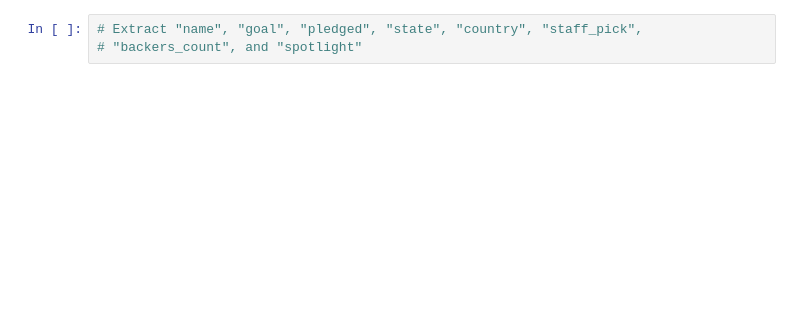
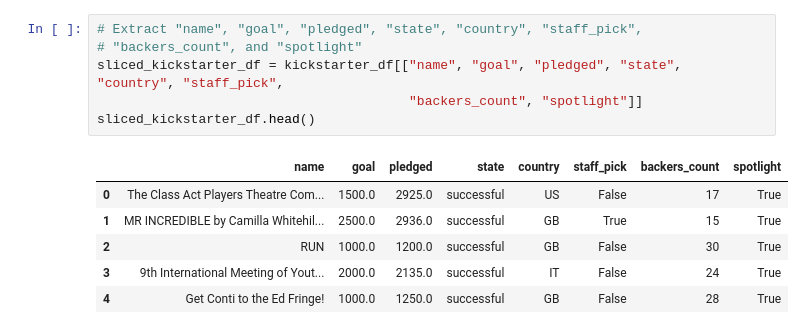
Before and after one commit to brunofelippemm/ACTIVITIES, a Jupyter notebook: Class_12_Intro_Pandas_III/KickstarterClean.ipynb, the cells around one changed output. Saved outputs shown, nothing was run; the diff lists cells and outputs as text; blank space fills up the shorter version.

```diff
--- a/Class_12_Intro_Pandas_III/KickstarterClean.ipynb
+++ b/Class_12_Intro_Pandas_III/KickstarterClean.ipynb
@@ -9,5 +32,15 @@ import pandas as pd
 # %%
 # Extract "name", "goal", "pledged", "state", "country", "staff_pick",
 # "backers_count", and "spotlight"
+sliced_kickstarter_df = kickstarter_df[["name", "goal", "pledged", "state", "country", "staff_pick",
+                                        "backers_count", "spotlight"]]
+sliced_kickstarter_df.head()
+# %% [output]
+|  | name | goal | pledged | state | country | staff_pick | backers_count | spotlight |
+| 0 | The Class Act Players Theatre Com... | 1500.0 | 2925.0 | successful | US | False | 17 | True |
+| 1 | MR INCREDIBLE by Camilla Whitehil... | 2500.0 | 2936.0 | successful | GB | True | 15 | True |
+| 2 | RUN | 1000.0 | 1200.0 | successful | GB | False | 30 | True |
+| 3 | 9th International Meeting of Yout... | 2000.0 | 2135.0 | successful | IT | False | 24 | True |
+| 4 | Get Conti to the Ed Fringe! | 1000.0 | 1250.0 | successful | GB | False | 28 | True |
 # %%
 # Remove projects that made no money at all
```
Also changed, not shown: parts of 11 cells of this notebook, 2 other files.
